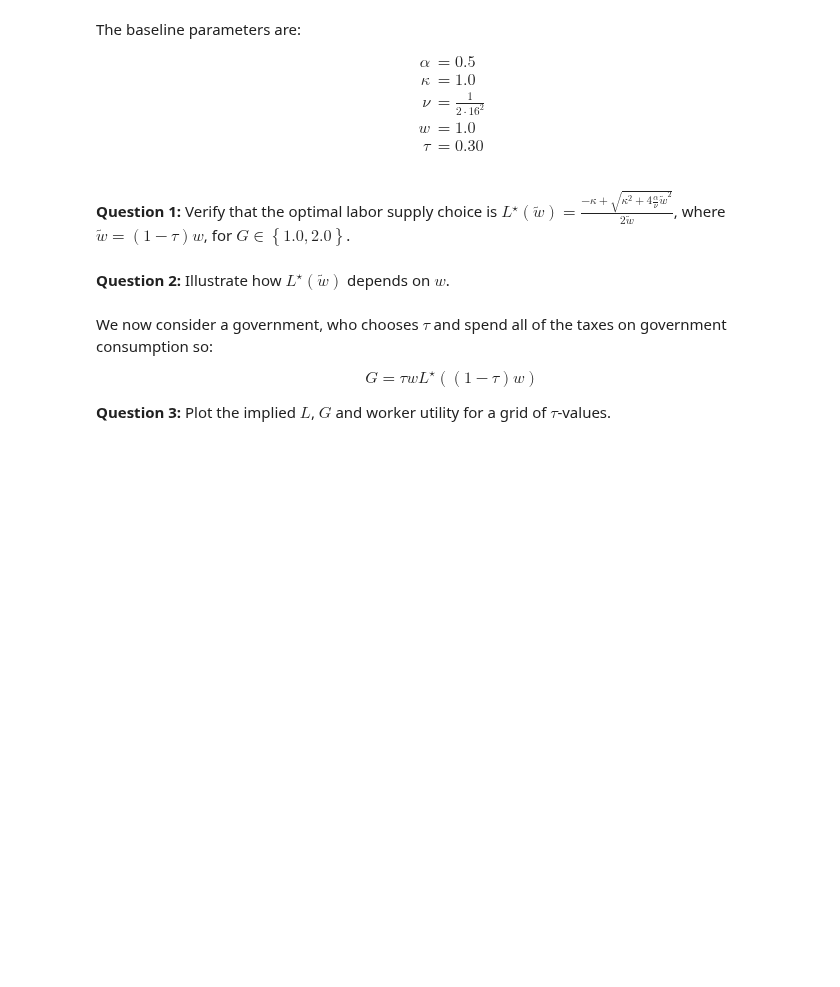
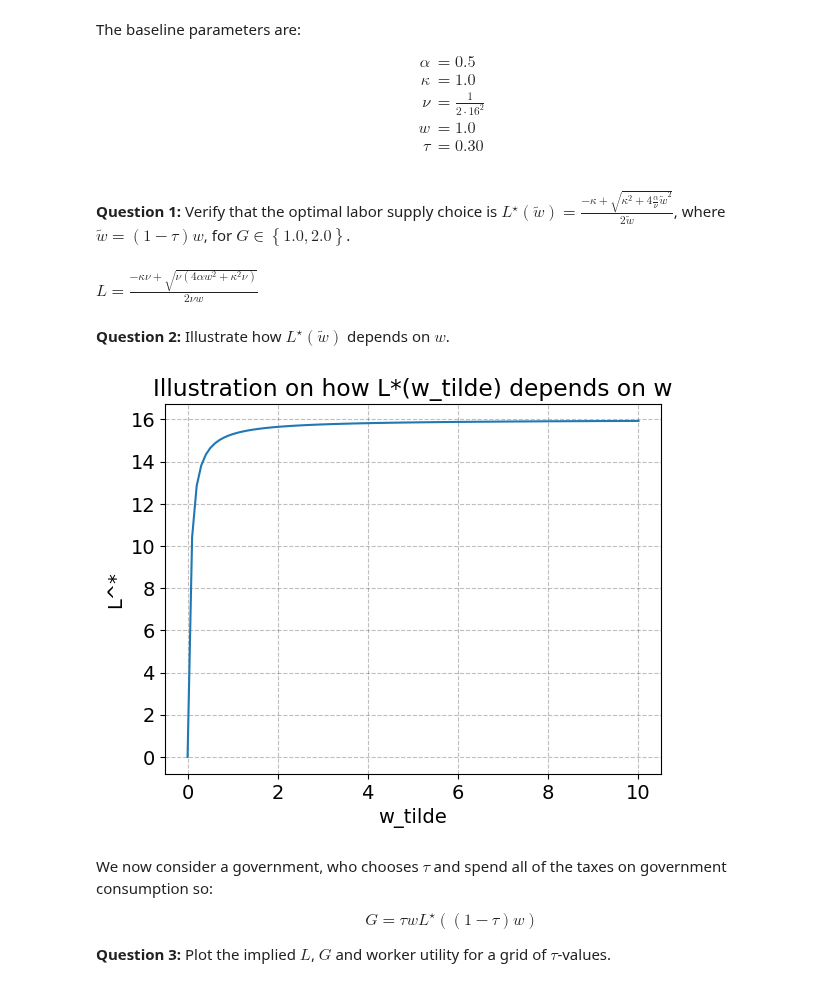
Before and after one commit to NumEconCopenhagen/projects-2023-julie-ida-ida, a Jupyter notebook: Exam/Exam-2023-answer.ipynb, the cells around one changed output. Cells and saved outputs as stored; diff of their text form; code cells hidden in the pictures; blank space fills up the shorter version.

```diff
--- a/Exam/Exam-2023-answer.ipynb
+++ b/Exam/Exam-2023-answer.ipynb
@@ -16,0 +15,17 @@
+# %%
+import numpy as np
+from scipy import optimize
+import sympy as sm
+from types import SimpleNamespace
+import math
+from sympy import N, lambdify
+
+# autoreload modules when code is run
+%load_ext autoreload
+%autoreload 2
+
+import ipywidgets as widgets
+
+import matplotlib.pyplot as plt
+plt.rcParams.update({"axes.grid":True,"grid.color":"black","grid.alpha":"0.25","grid.linestyle":"--"})
+plt.rcParams.update({'font.size': 14})
@@ -55,2 +71,29 @@ $$
+# %%
+# a. Setting parameters
+L = sm.symbols('L')
+kappa = sm.symbols('kappa')
+nu = sm.symbols('nu')
+w = sm.symbols('w_t')
+G = sm.symbols('G')
+alpha = sm.symbols('alpha')
+tau = sm.symbols('tau')
+w_bar = sm.symbols('w')
+
+# b. Writing up profits
+consumption = kappa+w_bar*L
+
+# c. Inserting consumption
+Utility = sm.ln(consumption**alpha*G**(1-alpha))-nu*(L**2/2)
+
+# d. Taking first order conditions wrt. L
+FOC = sm.diff(Utility, L)
+
+# e. Isolating for L
+sol = sm.solve(FOC, L)
+
+sol_L = sm.Eq(L, sol[1])
+sol_L
+# %% [output]
+$\displaystyle L = \frac{- \kappa \nu + \sqrt{\nu \left(4 \alpha w^{2} + \kappa^{2} \nu\right)}}{2 \nu w}$
 # %% [markdown]
 **Question 2:** Illustrate how $L^{\star}(\tilde{w})$ depends on $w$.
@@ -59,3 +100,30 @@ $$
+# %%
+parameters = {
+kappa: 1.0,
+alpha: 0.5,
+tau: 0.3,
+nu: 1/(2*(16**2)),
+w: 1,
+w_bar: (1-0.3)*1
+}
+
+sol_L = sol_L.subs(w_bar, (1-tau)*w)
+
+w_values = np.linspace(1e-8, 10, 100)
+
+l_values = [N(sol_L.subs({**parameters, w: w}).rhs.evalf())]
+
+l_fun = lambdify(w, l_values, modules=['numpy'])
+
+l_values = [l_fun(w_value) for w_value in w_values]
+
+plt.plot(w_values, l_values)
+plt.xlabel('w_tilde')
+plt.ylabel('L^*')
+plt.title('Illustration on how L*(w_tilde) depends on w')
+plt.show()
+# %% [output]
+[figure, added]
 # %% [markdown]
 
 We now consider a government, who chooses $\tau$ and spend all of the taxes on government consumption so:
```
Also changed, not shown: parts of 23 cells of this notebook, 2 other files.
